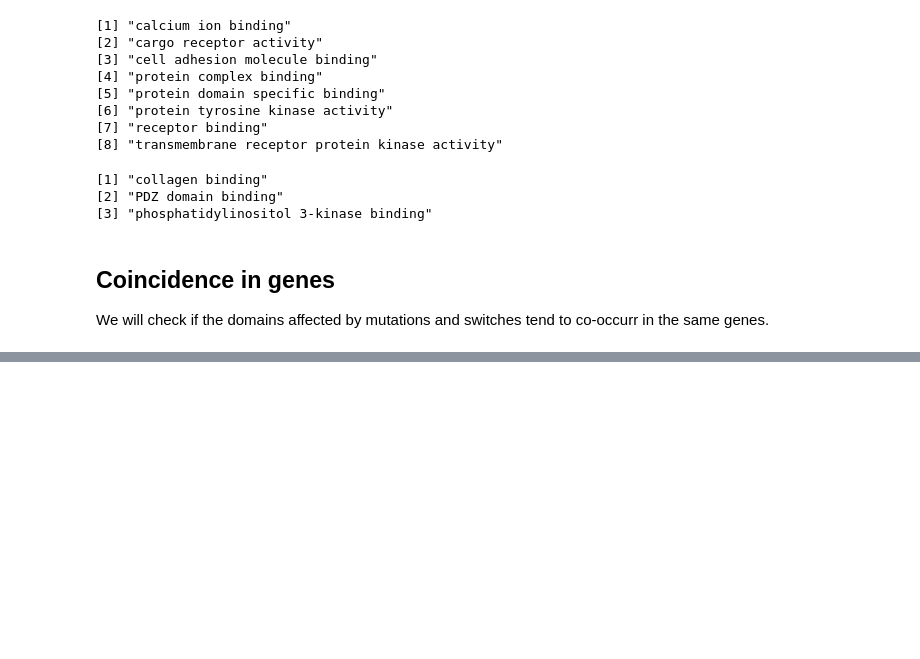
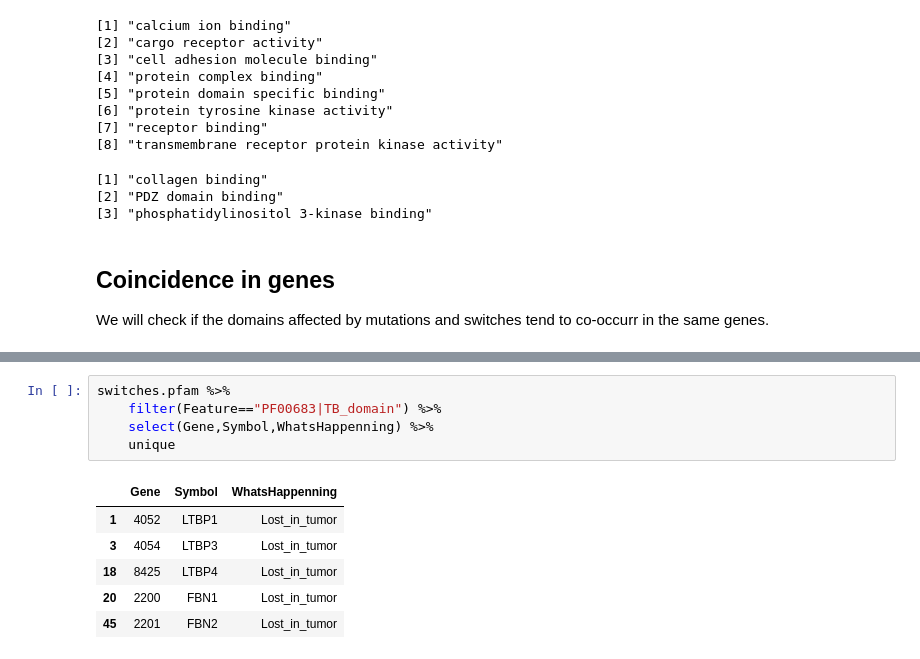
Before and after one commit to hclimente/smartas, a Jupyter notebook: structural_analysis/pfam_switches.ipynb, the cells around one changed output, grey strips where cells are left out. Cells and saved outputs as stored; diff of their text form; blank space fills up the shorter version.

```diff
--- a/structural_analysis/pfam_switches.ipynb
+++ b/structural_analysis/pfam_switches.ipynb
@@ -431,0 +491,12 @@ We will check if the domains affected by mutations and switches tend to co-occur
+# %%
+switches.pfam %>%
+    filter(Feature=="PF00683|TB_domain") %>%
+    select(Gene,Symbol,WhatsHappenning) %>%
+    unique
+# %% [output]
+|  | Gene | Symbol | WhatsHappenning |
+| 1 | 4052 | LTBP1 | Lost_in_tumor |
+| 3 | 4054 | LTBP3 | Lost_in_tumor |
+| 18 | 8425 | LTBP4 | Lost_in_tumor |
+| 20 | 2200 | FBN1 | Lost_in_tumor |
+| 45 | 2201 | FBN2 | Lost_in_tumor |
```
Also changed, not shown: parts of 4 cells of this notebook.
